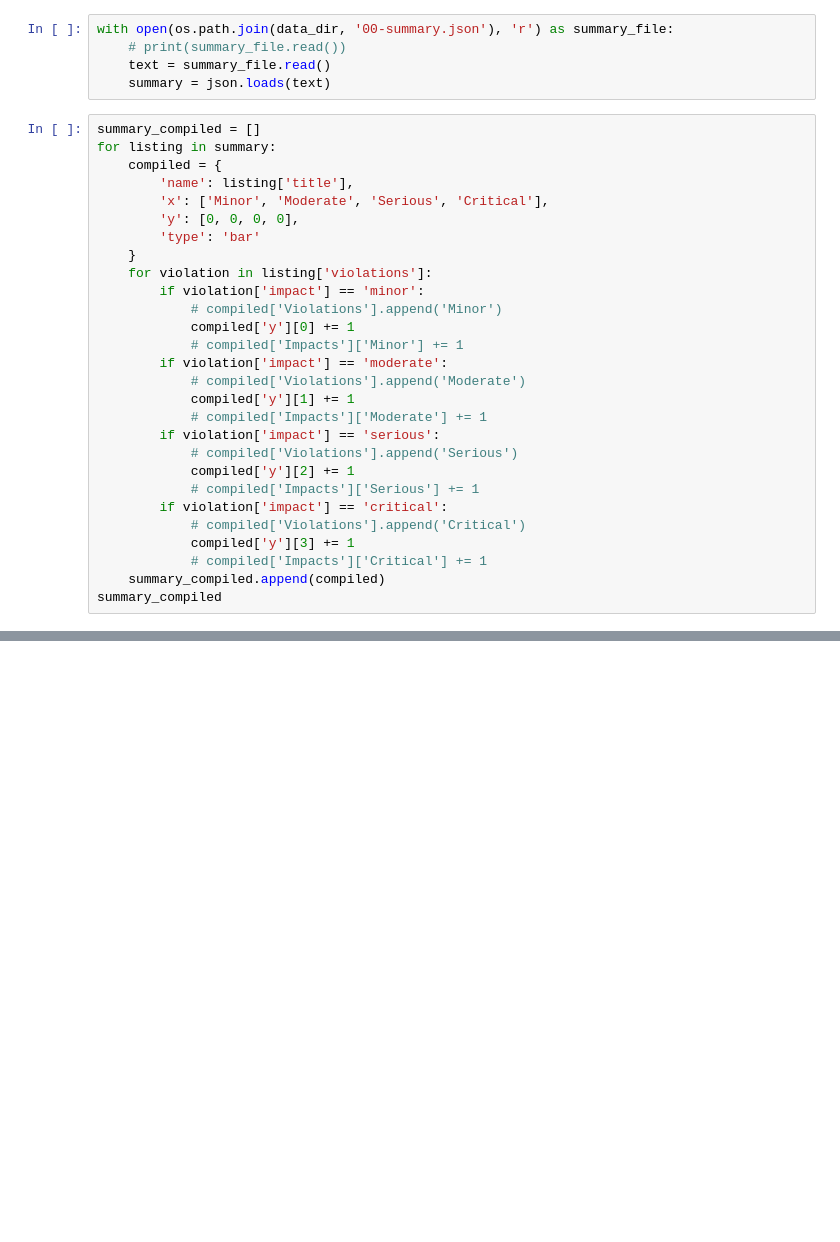
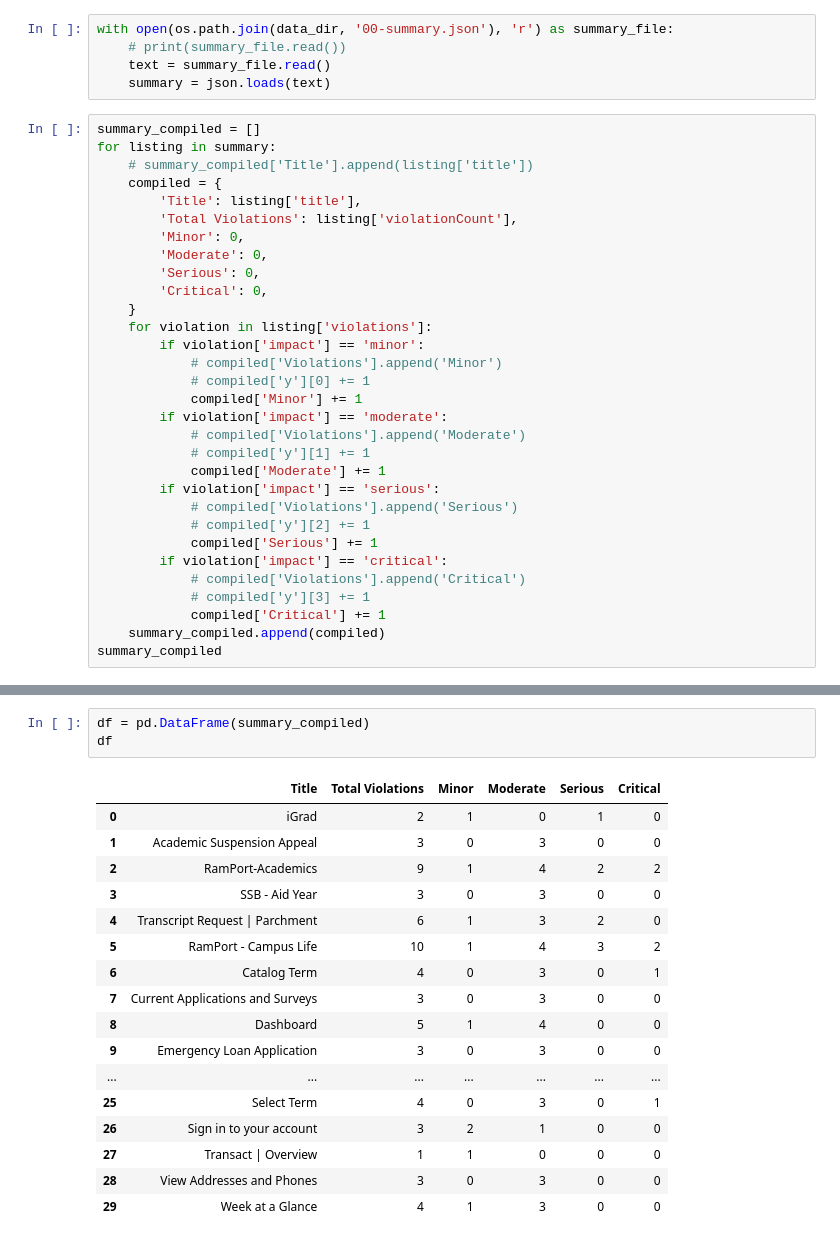
Before and after one commit to nemo-omen/a11ycrwlr, a Jupyter notebook: src/Untitled.ipynb, the cells around one changed output, grey strips where cells are left out. Drawn from its saved outputs; the diff is of its cells as text; blank space fills up the shorter version.

```diff
--- a/src/Untitled.ipynb
+++ b/src/Untitled.ipynb
@@ -19,29 +19,32 @@ with open(os.path.join(data_dir, '00-summary.json'), 'r') as summary_file:
 # %%
 summary_compiled = []
 for listing in summary:
+    # summary_compiled['Title'].append(listing['title'])
     compiled = {
-        'name': listing['title'],
-        'x': ['Minor', 'Moderate', 'Serious', 'Critical'],
-        'y': [0, 0, 0, 0],
-        'type': 'bar'
+        'Title': listing['title'],
+        'Total Violations': listing['violationCount'],
+        'Minor': 0,
+        'Moderate': 0,
+        'Serious': 0,
+        'Critical': 0,
     }
     for violation in listing['violations']:
         if violation['impact'] == 'minor':
             # compiled['Violations'].append('Minor')
-            compiled['y'][0] += 1
-            # compiled['Impacts']['Minor'] += 1
+            # compiled['y'][0] += 1
+            compiled['Minor'] += 1
         if violation['impact'] == 'moderate':
             # compiled['Violations'].append('Moderate')
-            compiled['y'][1] += 1
-            # compiled['Impacts']['Moderate'] += 1
+            # compiled['y'][1] += 1
+            compiled['Moderate'] += 1
         if violation['impact'] == 'serious':
             # compiled['Violations'].append('Serious')
-            compiled['y'][2] += 1
-            # compiled['Impacts']['Serious'] += 1
+            # compiled['y'][2] += 1
+            compiled['Serious'] += 1
         if violation['impact'] == 'critical':
             # compiled['Violations'].append('Critical')
-            compiled['y'][3] += 1
-            # compiled['Impacts']['Critical'] += 1
+            # compiled['y'][3] += 1
+            compiled['Critical'] += 1
     summary_compiled.append(compiled)
 summary_compiled
 # %% [output]
@@ -71,0 +68,21 @@ fig.show()
+# %%
+df = pd.DataFrame(summary_compiled)
+df
+# %% [output]
+|  | Title | Total Violations | Minor | Moderate | Serious | Critical |
+| 0 | iGrad | 2 | 1 | 0 | 1 | 0 |
+| 1 | Academic Suspension Appeal | 3 | 0 | 3 | 0 | 0 |
+| 2 | RamPort-Academics | 9 | 1 | 4 | 2 | 2 |
+| 3 | SSB - Aid Year | 3 | 0 | 3 | 0 | 0 |
+| 4 | Transcript Request | Parchment | 6 | 1 | 3 | 2 | 0 |
+| 5 | RamPort - Campus Life | 10 | 1 | 4 | 3 | 2 |
+| 6 | Catalog Term | 4 | 0 | 3 | 0 | 1 |
+| 7 | Current Applications and Surveys | 3 | 0 | 3 | 0 | 0 |
+| 8 | Dashboard | 5 | 1 | 4 | 0 | 0 |
+| 9 | Emergency Loan Application | 3 | 0 | 3 | 0 | 0 |
+| ... | ... | ... | ... | ... | ... | ... |
+| 25 | Select Term | 4 | 0 | 3 | 0 | 1 |
+| 26 | Sign in to your account | 3 | 2 | 1 | 0 | 0 |
+| 27 | Transact | Overview | 1 | 1 | 0 | 0 | 0 |
+| 28 | View Addresses and Phones | 3 | 0 | 3 | 0 | 0 |
+| 29 | Week at a Glance | 4 | 1 | 3 | 0 | 0 |
```
Also changed, not shown: parts of 5 cells of this notebook, 1 other file.
